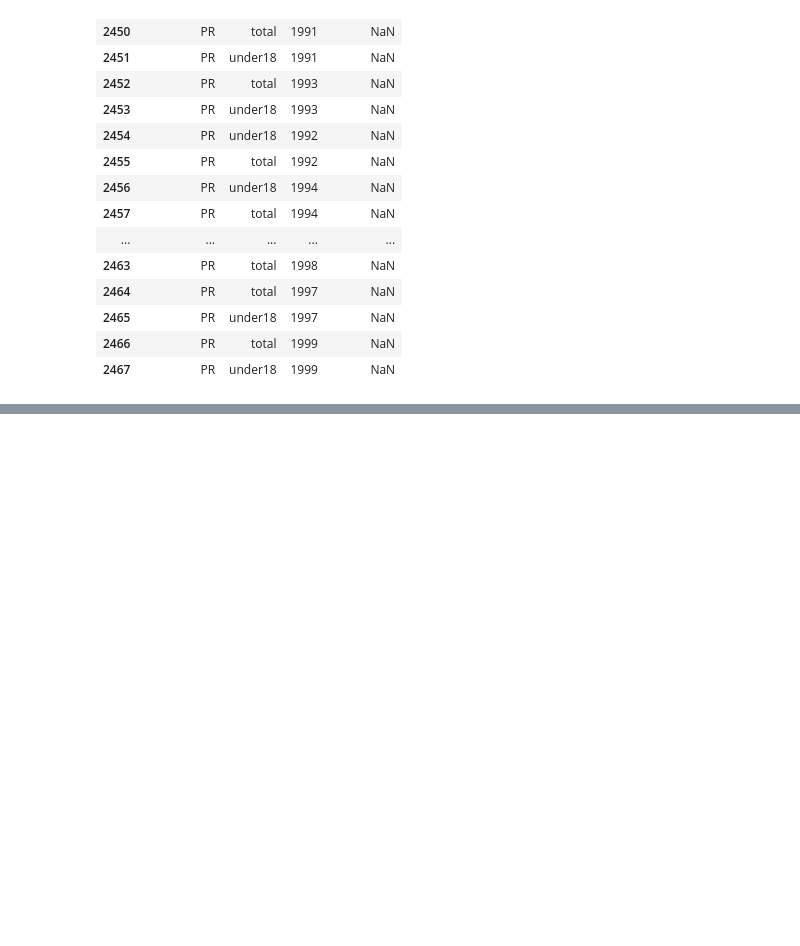
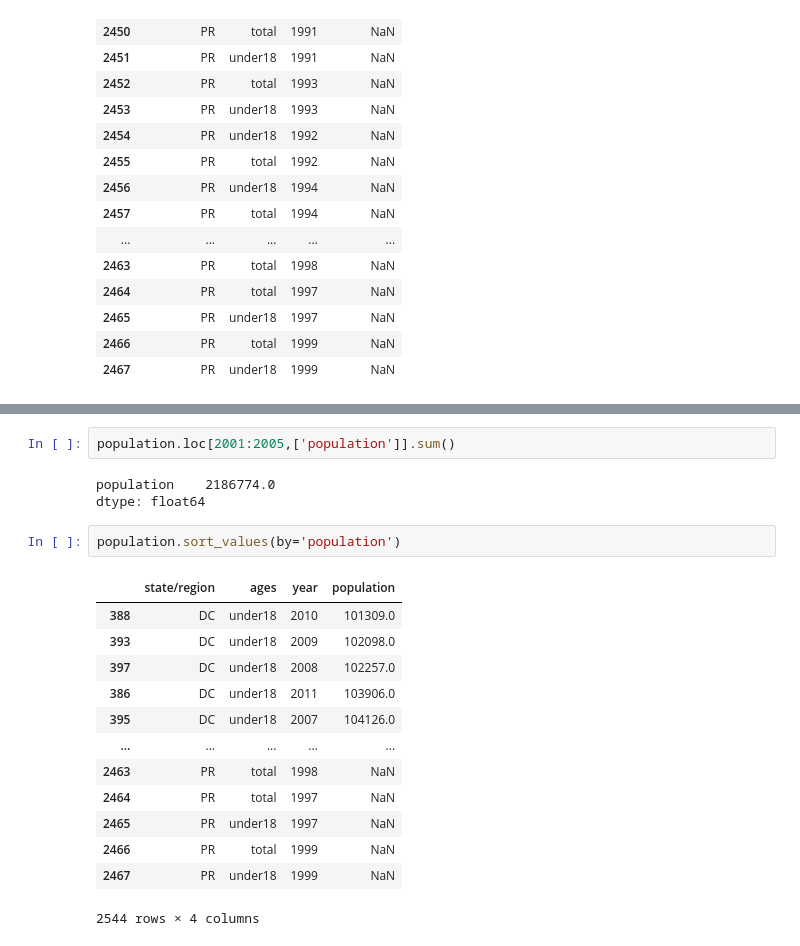
Before and after one commit to oishylea/DataAnalyticsProgramming, a Jupyter notebook: StatePopulation.ipynb, the cells around one changed output, grey strips where cells are left out. Drawn from its saved outputs; the diff is of its cells as text; blank space fills up the shorter version.

```diff
--- a/StatePopulation.ipynb
+++ b/StatePopulation.ipynb
@@ -136,0 +198,21 @@ population[population['population'].isnull()]
+# %%
+population.loc[2001:2005,['population']].sum()
+# %% [output]
+population    2186774.0
+dtype: float64
+# %%
+population.sort_values(by='population')
+# %% [output]
+|  | state/region | ages | year | population |
+| 388 | DC | under18 | 2010 | 101309.0 |
+| 393 | DC | under18 | 2009 | 102098.0 |
+| 397 | DC | under18 | 2008 | 102257.0 |
+| 386 | DC | under18 | 2011 | 103906.0 |
+| 395 | DC | under18 | 2007 | 104126.0 |
+| ... | ... | ... | ... | ... |
+| 2463 | PR | total | 1998 | NaN |
+| 2464 | PR | total | 1997 | NaN |
+| 2465 | PR | under18 | 1997 | NaN |
+| 2466 | PR | total | 1999 | NaN |
+| 2467 | PR | under18 | 1999 | NaN |
+2544 rows × 4 columns
```
Also changed, not shown: parts of 15 cells of this notebook, 7 other files.
